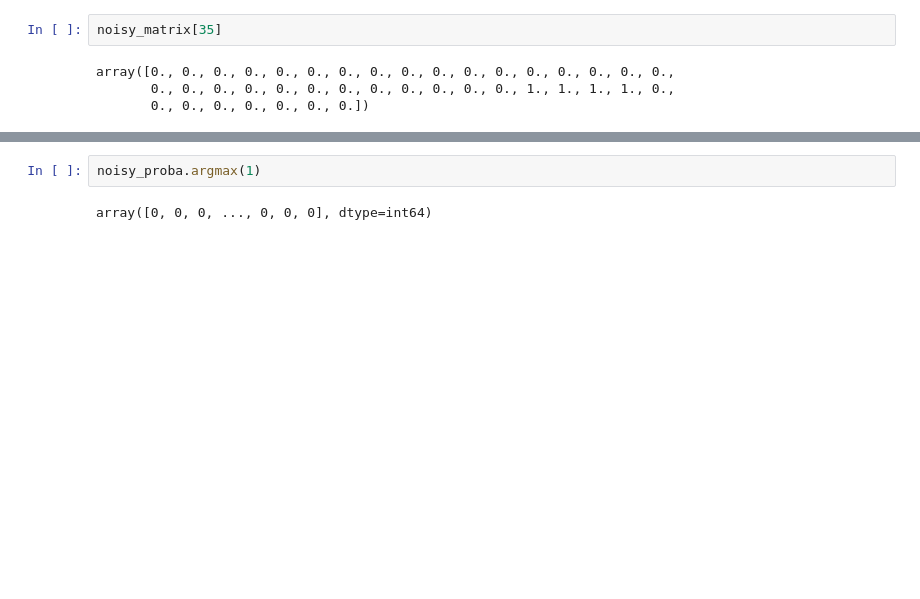
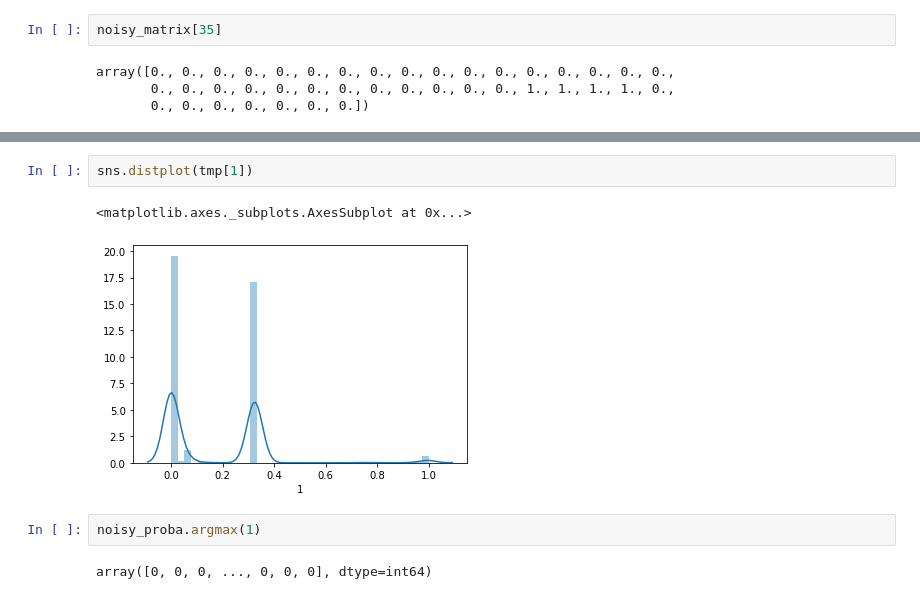
Before and after one commit to wri/policy-toolkit, a Jupyter notebook: columbia_codes/snorkel/snorkel_third version_binary.ipynb, the cells around one changed output, grey strips where cells are left out. Saved outputs shown, nothing was run; the diff lists cells and outputs as text; blank space fills up the shorter version.

```diff
--- a/columbia_codes/snorkel/snorkel_third version_binary.ipynb
+++ b/columbia_codes/snorkel/snorkel_third version_binary.ipynb
@@ -542,3 +581,8 @@ noisy_proba = np.load("D:/personal/columbia university/capstone/policy-toolkit-m
+# %%
+sns.distplot(tmp[1])
+# %% [output]
+<matplotlib.axes._subplots.AxesSubplot at 0x...>
+[figure, added]
 # %%
 noisy_proba.argmax(1)
 # %% [output]
```
Also changed, not shown: parts of 12 cells of this notebook, 18 other files.
